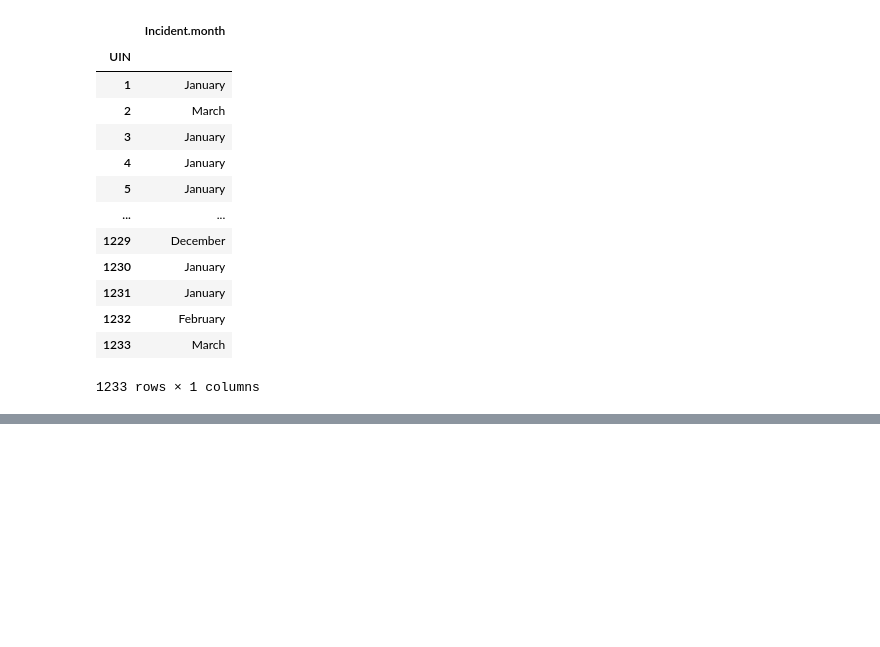
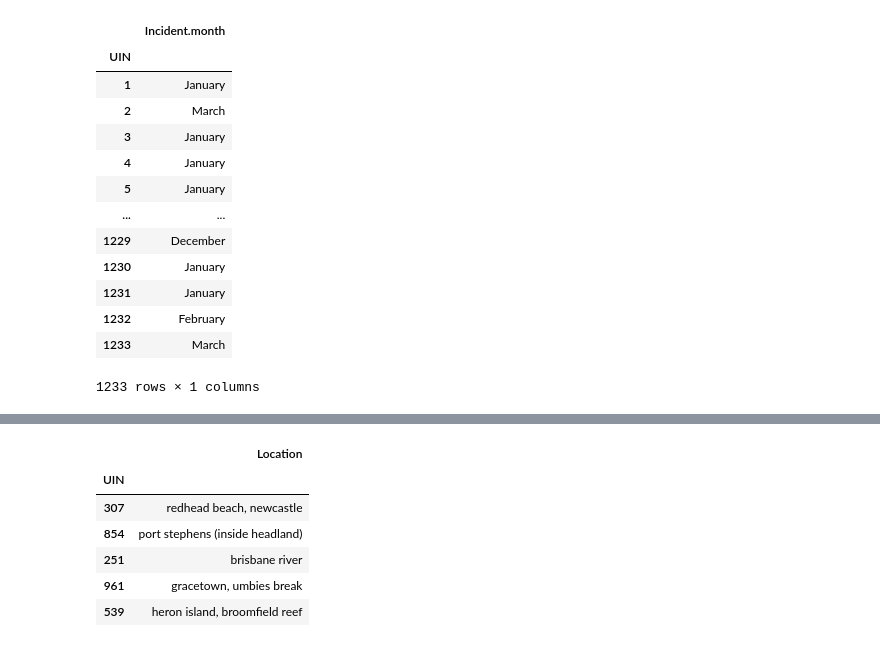
Before and after one commit to anushaTUe/visualisation-20245, a Jupyter notebook: dataset/further_exploration.ipynb, the cells around one changed output, grey strips where cells are left out. Cells and saved outputs as stored; diff of their text form; code cells hidden in the pictures; blank space fills up the shorter version.

```diff
--- a/dataset/further_exploration.ipynb
+++ b/dataset/further_exploration.ipynb
@@ -129,0 +155,13 @@ At first it may seem odd that the highest numbers of attacks are between Novembe
+# %%
+#df_location.plot(kind='scatter', x='Latitude', y='Longitude', color="b")
+
+df_location = df_shark.loc[:, ['Location']]
+df_location.sample(5)
+# %% [output]
+|  | Location |
+| UIN |  |
+| 307 | redhead beach, newcastle |
+| 854 | port stephens (inside headland) |
+| 251 | brisbane river |
+| 961 | gracetown, umbies break |
+| 539 | heron island, broomfield reef |
```
Also changed, not shown: parts of 8 cells of this notebook, 1 other file.
